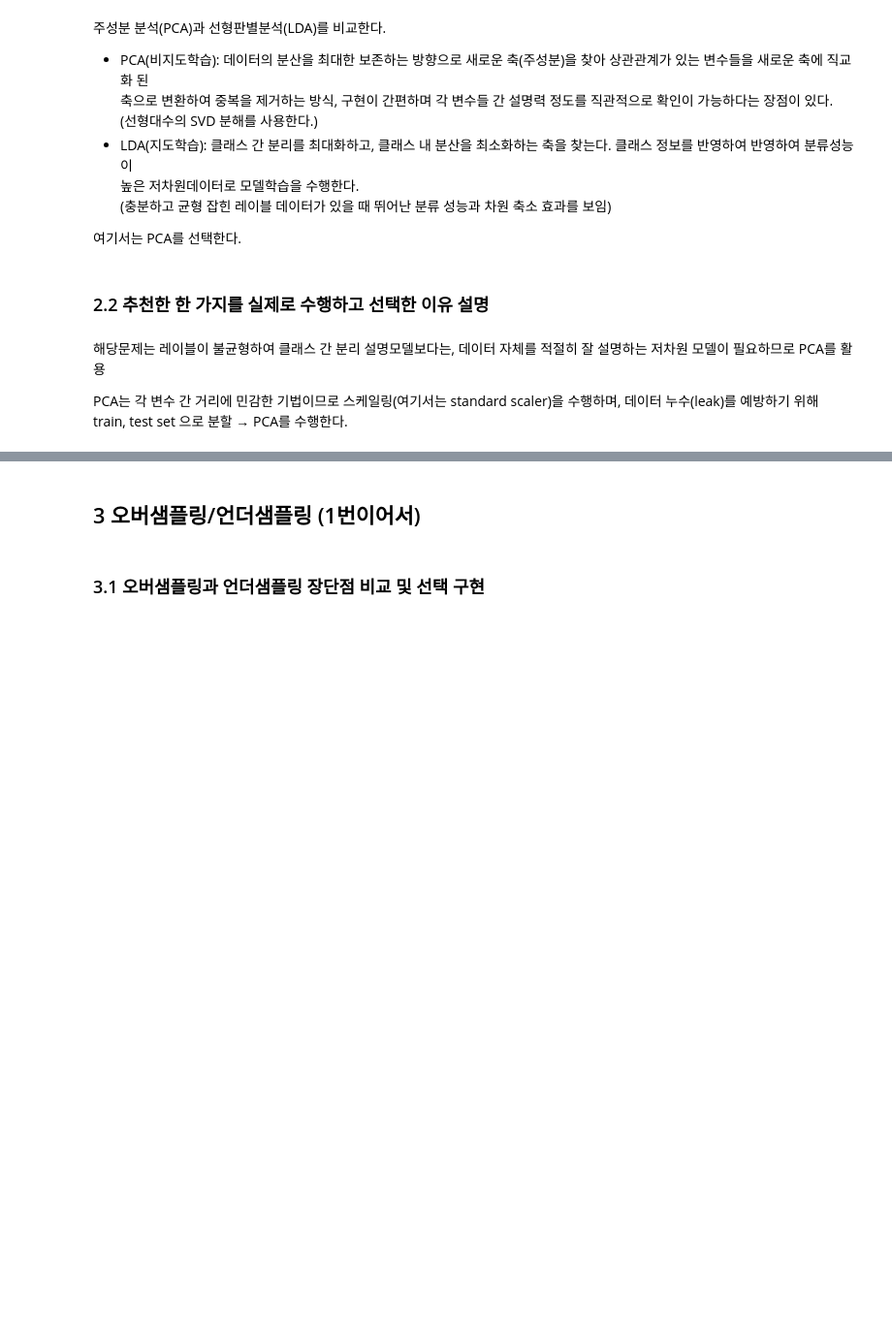
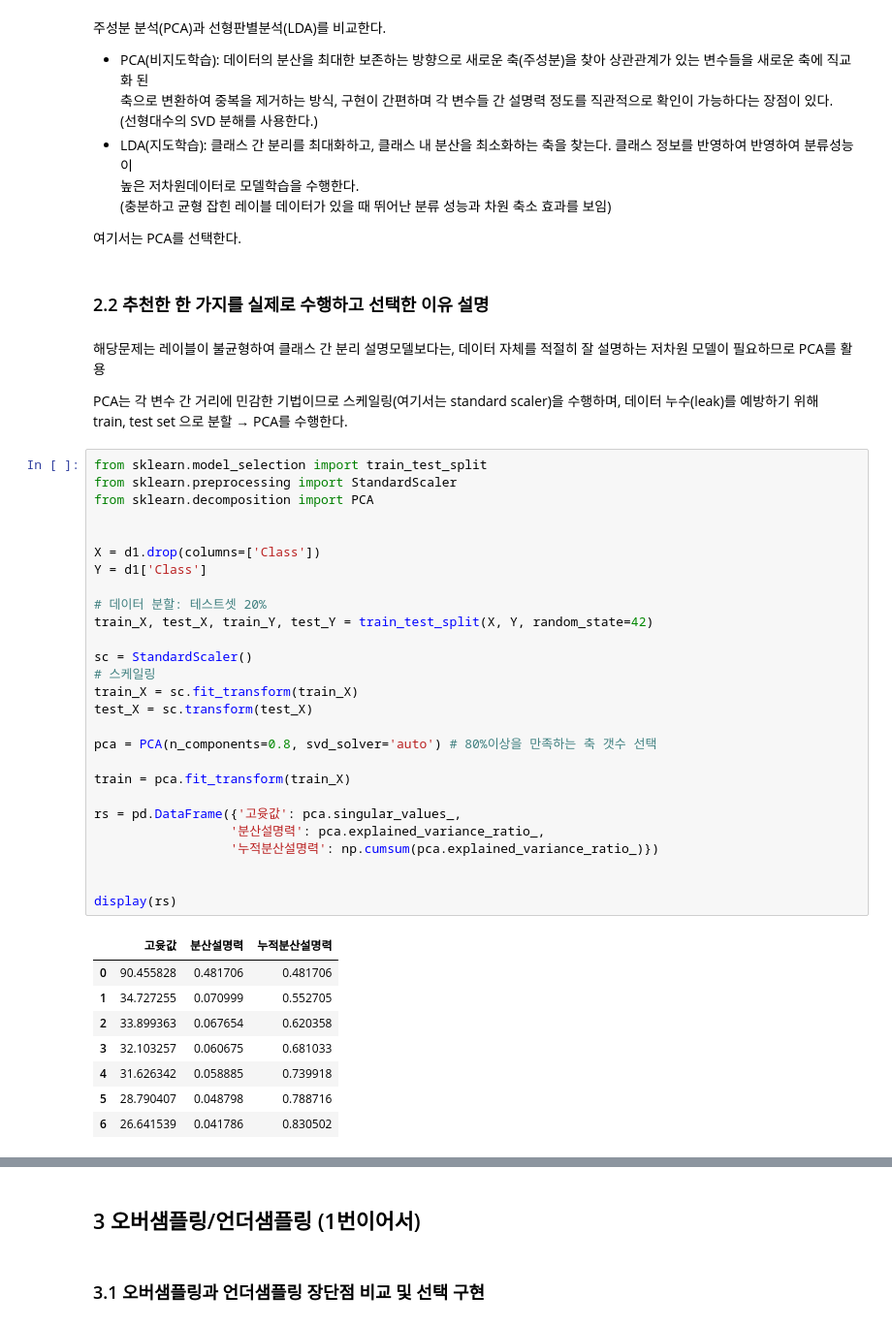
Before and after one commit to qiwerr1004/ADP_go, a Jupyter notebook: 27/27회_문제.ipynb, the cells around one changed output, grey strips where cells are left out. Shown: that part at 97% size. Drawn from its saved outputs; the diff is of its cells as text; blank space fills up the shorter version.

```diff
--- a/27/27회_문제.ipynb
+++ b/27/27회_문제.ipynb
@@ -215,3 +215,39 @@ v7은 강한 다중공선성을 가지고 있으며, v3 등 6개의 변수에서
 
 PCA는 각 변수 간 거리에 민감한 기법이므로 스케일링(여기서는 standard scaler)을 수행하며, 데이터 누수(leak)를 예방하기 위해
 train, test set 으로 분할 → PCA를 수행한다.
+# %%
+from sklearn.model_selection import train_test_split
+from sklearn.preprocessing import StandardScaler
+from sklearn.decomposition import PCA
+
+
+X = d1.drop(columns=['Class'])
+Y = d1['Class']
+
+# 데이터 분할: 테스트셋 20%
+train_X, test_X, train_Y, test_Y = train_test_split(X, Y, random_state=42)
+
+sc = StandardScaler()
+# 스케일링
+train_X = sc.fit_transform(train_X)
+test_X = sc.transform(test_X)
+
+pca = PCA(n_components=0.8, svd_solver='auto') # 80%이상을 만족하는 축 갯수 선택
+
+train = pca.fit_transform(train_X)
+
+rs = pd.DataFrame({'고윳값': pca.singular_values_,
+                  '분산설명력': pca.explained_variance_ratio_,
+                  '누적분산설명력': np.cumsum(pca.explained_variance_ratio_)})
+
+
+display(rs)
+# %% [output]
+|  | 고윳값 | 분산설명력 | 누적분산설명력 |
+| 0 | 90.455828 | 0.481706 | 0.481706 |
+| 1 | 34.727255 | 0.070999 | 0.552705 |
+| 2 | 33.899363 | 0.067654 | 0.620358 |
+| 3 | 32.103257 | 0.060675 | 0.681033 |
+| 4 | 31.626342 | 0.058885 | 0.739918 |
+| 5 | 28.790407 | 0.048798 | 0.788716 |
+| 6 | 26.641539 | 0.041786 | 0.830502 |
```
Also changed, not shown: parts of 9 cells of this notebook.
